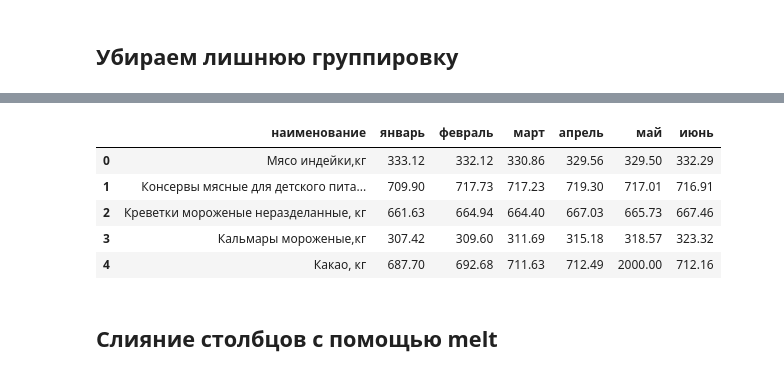
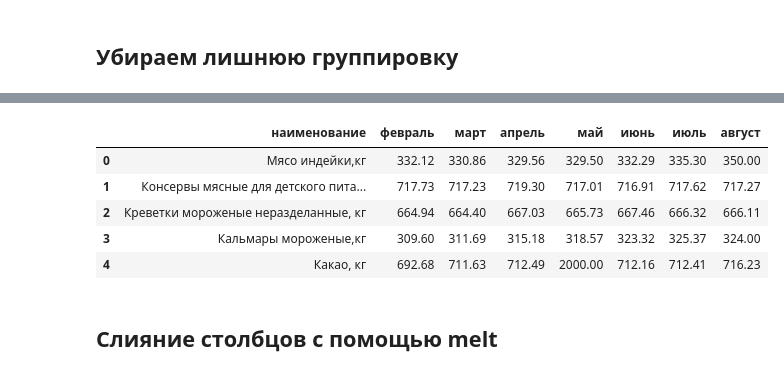
Before and after one commit to lilislilit/talks, a Jupyter notebook: pyladies/september/tidy.ipynb, the cells around one changed output, grey strips where cells are left out. Saved outputs shown, nothing was run; the diff lists cells and outputs as text; code cells hidden in the pictures.

```diff
--- a/pyladies/september/tidy.ipynb
+++ b/pyladies/september/tidy.ipynb
@@ -115,13 +116,13 @@ prices.head()
 # %%
-prices = prices.rename(index=str, columns={'index': 'наименование'})
+prices = prices.rename(index=str, columns={'index': u'наименование'})
 prices.head()
 # %% [output]
-|  | наименование | январь | февраль | март | апрель | май | июнь |
-| 0 | Мясо индейки,кг | 333.12 | 332.12 | 330.86 | 329.56 | 329.50 | 332.29 |
-| 1 | Консервы мясные для детского пита... | 709.90 | 717.73 | 717.23 | 719.30 | 717.01 | 716.91 |
-| 2 | Креветки мороженые неразделанные, кг | 661.63 | 664.94 | 664.40 | 667.03 | 665.73 | 667.46 |
-| 3 | Кальмары мороженые,кг | 307.42 | 309.60 | 311.69 | 315.18 | 318.57 | 323.32 |
-| 4 | Какао, кг | 687.70 | 692.68 | 711.63 | 712.49 | 2000.00 | 712.16 |
+|  | наименование | февраль | март | апрель | май | июнь | июль | август |
+| 0 | Мясо индейки,кг | 332.12 | 330.86 | 329.56 | 329.50 | 332.29 | 335.30 | 350.00 |
+| 1 | Консервы мясные для детского пита... | 717.73 | 717.23 | 719.30 | 717.01 | 716.91 | 717.62 | 717.27 |
+| 2 | Креветки мороженые неразделанные, кг | 664.94 | 664.40 | 667.03 | 665.73 | 667.46 | 666.32 | 666.11 |
+| 3 | Кальмары мороженые,кг | 309.60 | 311.69 | 315.18 | 318.57 | 323.32 | 325.37 | 324.00 |
+| 4 | Какао, кг | 692.68 | 711.63 | 712.49 | 2000.00 | 712.16 | 712.41 | 716.23 |
 # %% [markdown]
 ## Слияние столбцов с помощью melt
 # %%
```
Also changed, not shown: parts of 14 cells of this notebook, 1 other file.
